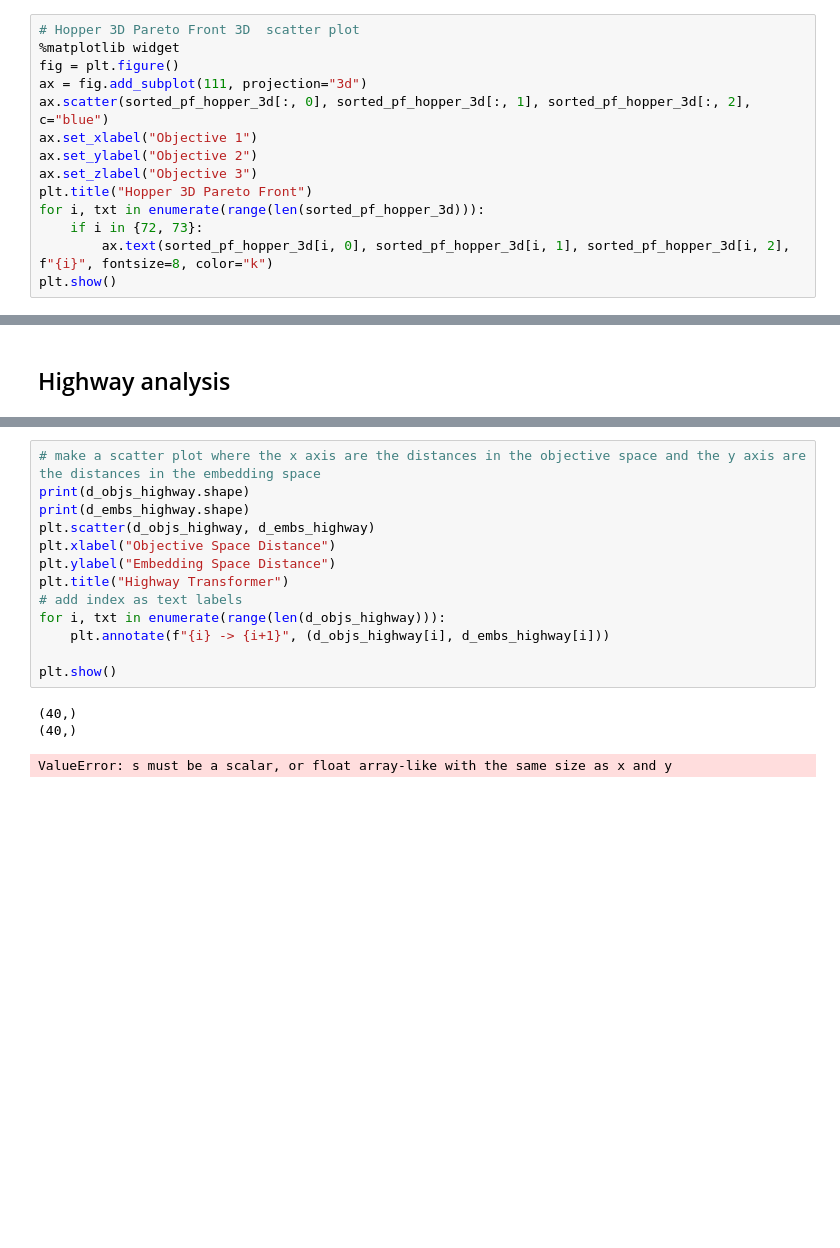
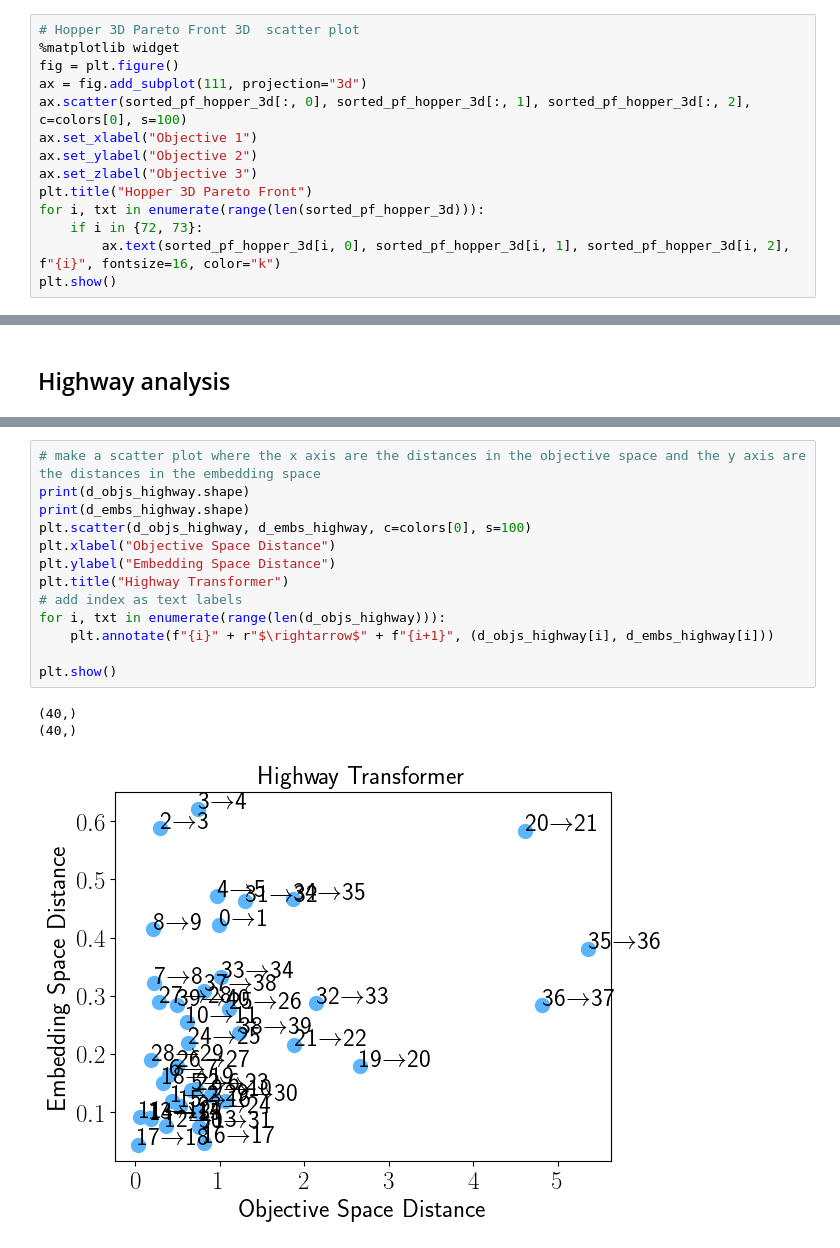
Before and after one commit to ffelten/Behavior-vs-Objective-Space, a Jupyter notebook: morl_behavior_objective/analysis/analysis_cheetah.ipynb, the cells around one changed output, grey strips where cells are left out. Drawn from its saved outputs; the diff is of its cells as text; blank space fills up the shorter version.

```diff
--- a/morl_behavior_objective/analysis/analysis_cheetah.ipynb
+++ b/morl_behavior_objective/analysis/analysis_cheetah.ipynb
@@ -482,13 +479,13 @@ plt.show()
 %matplotlib widget
 fig = plt.figure()
 ax = fig.add_subplot(111, projection="3d")
-ax.scatter(sorted_pf_hopper_3d[:, 0], sorted_pf_hopper_3d[:, 1], sorted_pf_hopper_3d[:, 2], c="blue")
+ax.scatter(sorted_pf_hopper_3d[:, 0], sorted_pf_hopper_3d[:, 1], sorted_pf_hopper_3d[:, 2], c=colors[0], s=100)
 ax.set_xlabel("Objective 1")
 ax.set_ylabel("Objective 2")
 ax.set_zlabel("Objective 3")
 plt.title("Hopper 3D Pareto Front")
 for i, txt in enumerate(range(len(sorted_pf_hopper_3d))):
     if i in {72, 73}:
-        ax.text(sorted_pf_hopper_3d[i, 0], sorted_pf_hopper_3d[i, 1], sorted_pf_hopper_3d[i, 2], f"{i}", fontsize=8, color="k")
+        ax.text(sorted_pf_hopper_3d[i, 0], sorted_pf_hopper_3d[i, 1], sorted_pf_hopper_3d[i, 2], f"{i}", fontsize=16, color="k")
 plt.show()
 # %% [output]
@@ -524,20 +519,20 @@ ModuleNotFoundError: No module named 'highway_env'
 # %%
 # make a scatter plot where the x axis are the distances in the objective space and the y axis are the distances in the embedding space
 print(d_objs_highway.shape)
 print(d_embs_highway.shape)
-plt.scatter(d_objs_highway, d_embs_highway)
+plt.scatter(d_objs_highway, d_embs_highway, c=colors[0], s=100)
 plt.xlabel("Objective Space Distance")
 plt.ylabel("Embedding Space Distance")
 plt.title("Highway Transformer")
 # add index as text labels
 for i, txt in enumerate(range(len(d_objs_highway))):
-    plt.annotate(f"{i} -> {i+1}", (d_objs_highway[i], d_embs_highway[i]))
+    plt.annotate(f"{i}" + r"$\rightarrow$" + f"{i+1}", (d_objs_highway[i], d_embs_highway[i]))
 
 plt.show()
 # %% [output]
 (40,)
 (40,)
-ValueError: s must be a scalar, or float array-like with the same size as x and y
+[figure, added]
 # %%
 # Highway Pareto Front 3D  scatter plot
 %matplotlib widget
```
Also changed, not shown: parts of 10 cells of this notebook, 7 other files.
